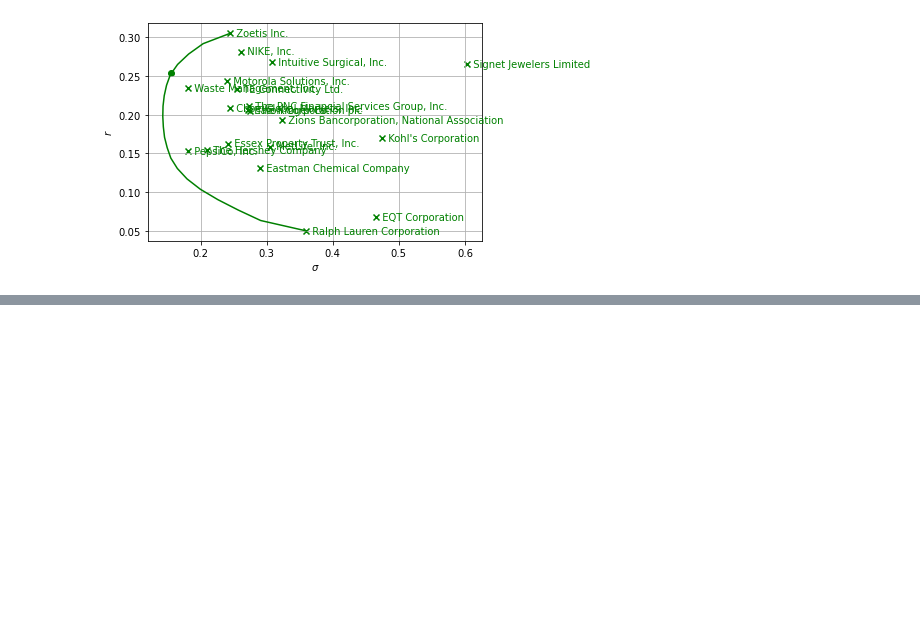
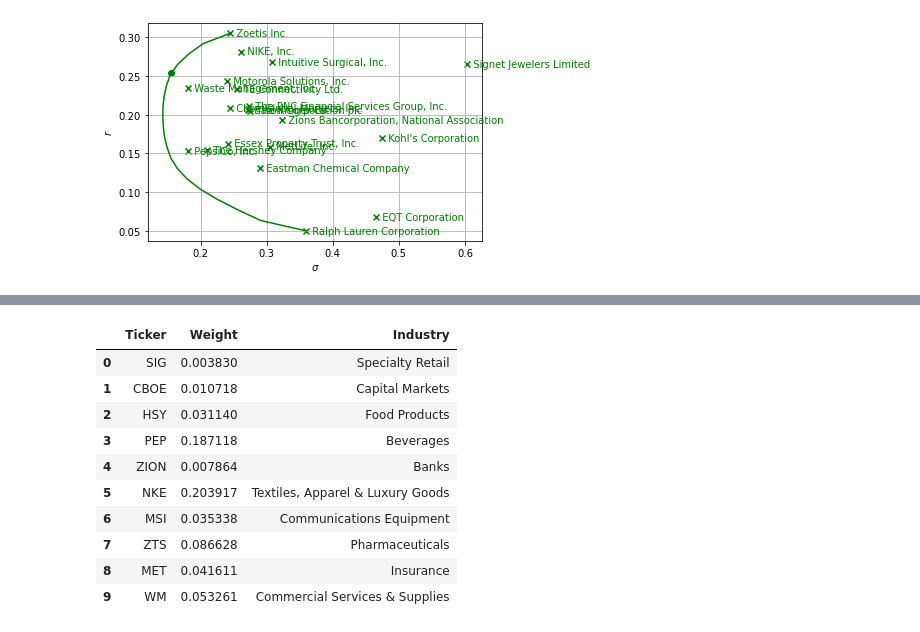
Before and after one commit to merwanchel007/Portfolio_optimization, a Jupyter notebook: Code_scrapping.ipynb, the cells around one changed output, grey strips where cells are left out. Cells and saved outputs as stored; diff of their text form; code cells hidden in the pictures; blank space fills up the shorter version.

```diff
--- a/Code_scrapping.ipynb
+++ b/Code_scrapping.ipynb
@@ -522,0 +532,45 @@ TE Connectivity Ltd.   0.0%  23.3%  25.5%    0.426 0.342 0.349 0.405 0.539 0.490
+# %%
+def geteGics(tickers):
+
+    industryGics = []
+
+    for tick in tickers:
+        # rotation de ticker par page web
+        url = 'https://eresearch.fidelity.com/eresearch/evaluate/snapshot.jhtml?symbols='+tick
+        page = requests.get(url, verify=False)
+        # Trouver a acceder a l'endroit precis dans la page.
+        soup = BeautifulSoup(page.content, 'html.parser')
+        table = soup.find('div',{'id': 'companyProfile'})
+        table = table.find_all('div',{'class': 'sub-heading'})[1]
+        table = table.text.replace('\n','').replace('Industry (GICS®)','')
+
+
+        industryGics.append(table.replace('.','/'))
+
+    return industryGics
+# %%
+Industry_names=geteGics(tickers)
+# %%
+weights = temporary_market_cap(tickers)
+weights = array(weights) / sum(weights)
+# %%
+# Creation d'un DataFrame
+d = {'Ticker': tickers,'Weight': weights, 'Industry':Industry_names}
+df = pd.DataFrame(d)
+# Les deux sites utilisent des formats de texte differents, surtout pour le and et & mais aussi majuscule et miniscule
+# Donc on format tout de la meme maniere
+df['Industry']=df['Industry'].str.replace('and', '&').str.title()
+df.reset_index(drop=True, inplace = True)
+df.head(10)
+# %% [output]
+|  | Ticker | Weight | Industry |
+| 0 | SIG | 0.003830 | Specialty Retail |
+| 1 | CBOE | 0.010718 | Capital Markets |
+| 2 | HSY | 0.031140 | Food Products |
+| 3 | PEP | 0.187118 | Beverages |
+| 4 | ZION | 0.007864 | Banks |
+| 5 | NKE | 0.203917 | Textiles, Apparel & Luxury Goods |
+| 6 | MSI | 0.035338 | Communications Equipment |
+| 7 | ZTS | 0.086628 | Pharmaceuticals |
+| 8 | MET | 0.041611 | Insurance |
+| 9 | WM | 0.053261 | Commercial Services & Supplies |
```
Also changed, not shown: parts of 15 cells of this notebook.
